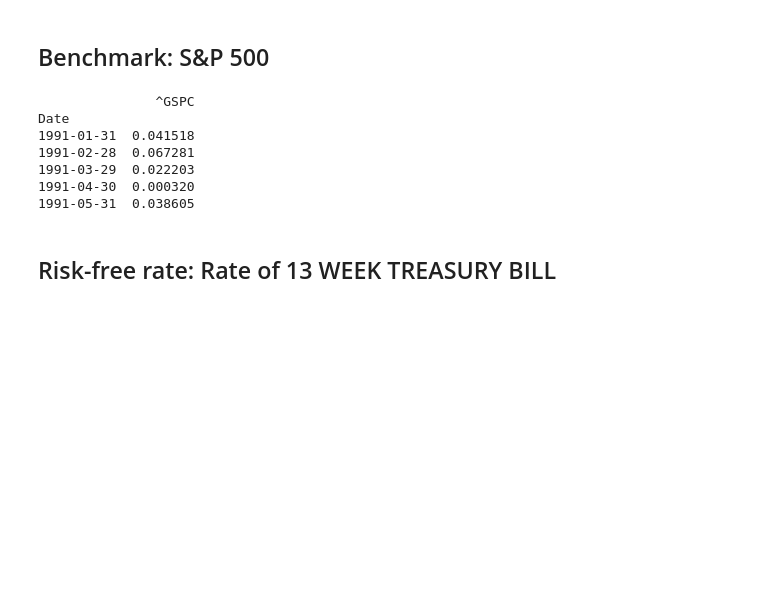
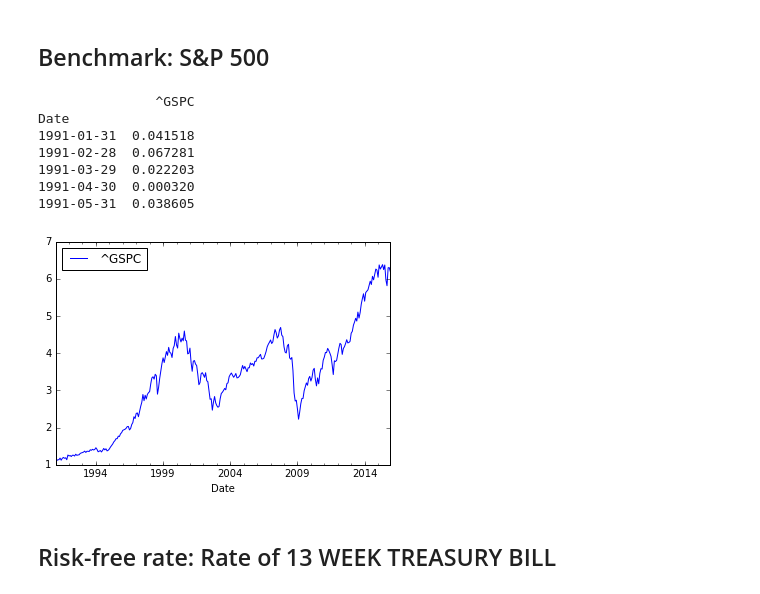
Before and after one commit to quietquanta/quant, a Jupyter notebook: Demo.ipynb, the cells around one changed output. Cells and saved outputs as stored; diff of their text form; code cells hidden in the pictures; blank space fills up the shorter version.

```diff
--- a/Demo.ipynb
+++ b/Demo.ipynb
@@ -41,18 +41,20 @@ The universe of stocks is selected to be all those stocks that have been in S&P5
 # %%
 snp_500 = read_from_csv( "benchmark.csv" );
 snp_500 = snp_500.resample( "BM" ).last();
 snp_500_returns = snp_500.pct_change().iloc[1:];
 benchmark_returns = snp_500_returns;
 
+( 1 + benchmark_returns.iloc[:,0] ).cumprod().plot( legend=True );    # Cumulative return since 1991
 print benchmark_returns.iloc[:5,:];
 # %% [output]
                ^GSPC
 Date
 1991-01-31  0.041518
 1991-02-28  0.067281
 1991-03-29  0.022203
 1991-04-30  0.000320
 1991-05-31  0.038605
+[figure, added]
 # %% [markdown]
 ## Risk-free rate: Rate of 13 WEEK TREASURY BILL
 # %% [markdown]
```
Also changed, not shown: parts of 5 cells of this notebook, 1 other file.
